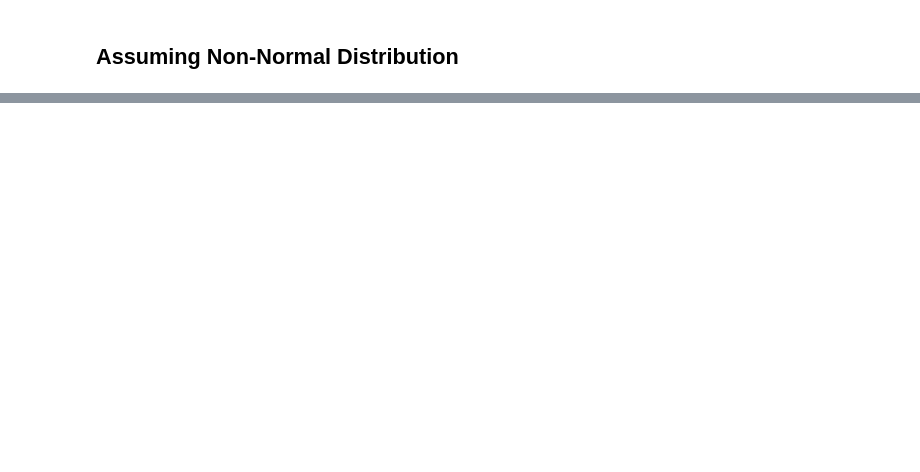
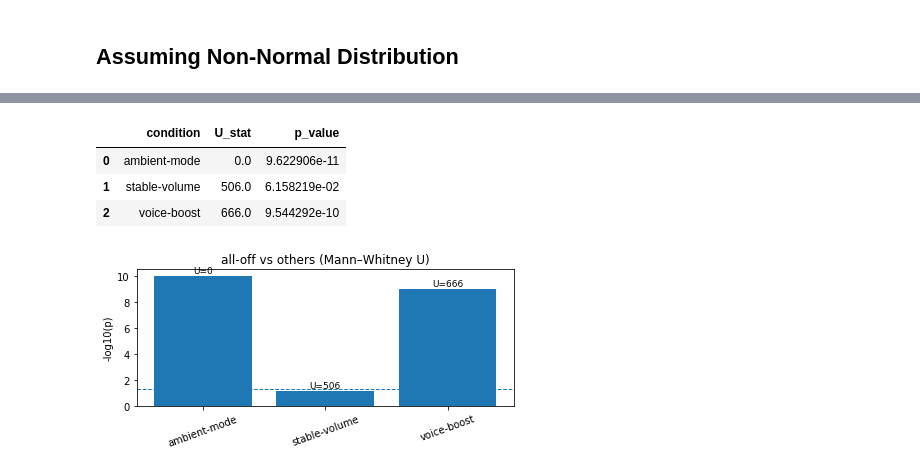
Before and after one commit to g34-sustainable-software/p1_dev, a Jupyter notebook: compilation.ipynb, the cells around one changed output, grey strips where cells are left out. Drawn from its saved outputs; the diff is of its cells as text; code cells hidden in the pictures; blank space fills up the shorter version.

Commit message:
Added Mann Whitney test

```diff
--- a/compilation.ipynb
+++ b/compilation.ipynb
@@ -926,0 +896,37 @@ Common Language Effect Size: 0.14992503748125938 | Totals - 23 * 29 = 667
+# %%
+ref = "all-off"
+others = [c for c in norm_avg_df.columns if c != ref]
+
+rows = []
+a_full = norm_avg_df[ref].dropna().to_numpy()
+
+for c in others:
+    b_full = norm_avg_df[c].dropna().to_numpy()
+    U, p = mannwhitneyu(a_full, b_full, alternative="two-sided")
+    rows.append([c, U, p])
+
+res = pd.DataFrame(rows, columns=["condition", "U_stat", "p_value"])
+display(res)
+
+order = ["ambient-mode", "stable-volume", "voice-boost"]
+
+res = res.set_index("condition").loc[order].reset_index()
+
+labels = res["condition"].to_numpy()
+pvals  = res["p_value"].to_numpy()
+plt.figure(figsize=(6, 3))
+for i, (u, p) in enumerate(zip(res["U_stat"], res["p_value"])):
+    plt.text(i, -np.log10(p) + 0.2, f"U={u:.0f}", ha="center", fontsize=9)
+plt.bar(labels, -np.log10(np.clip(pvals, 1e-300, 1)))
+plt.axhline(-np.log10(0.05), linestyle="--", linewidth=1)
+plt.ylabel("-log10(p)")
+plt.title("all-off vs others (Mann–Whitney U)")
+plt.xticks(rotation=20)
+plt.tight_layout()
+plt.show()
+# %% [output]
+|  | condition | U_stat | p_value |
+| 0 | ambient-mode | 0.0 | 9.622906e-11 |
+| 1 | stable-volume | 506.0 | 6.158219e-02 |
+| 2 | voice-boost | 666.0 | 9.544292e-10 |
+[figure, added]
```
Also changed, not shown: parts of 34 cells of this notebook.
